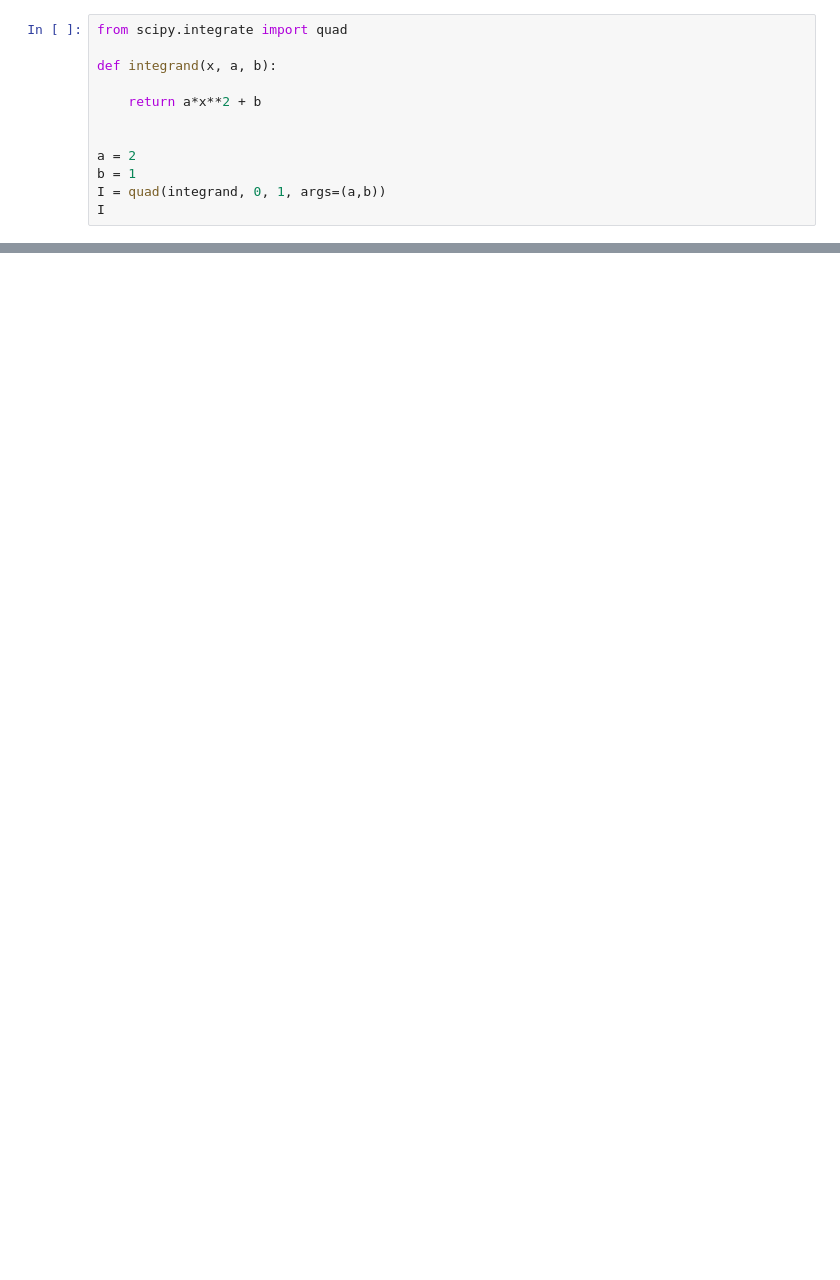
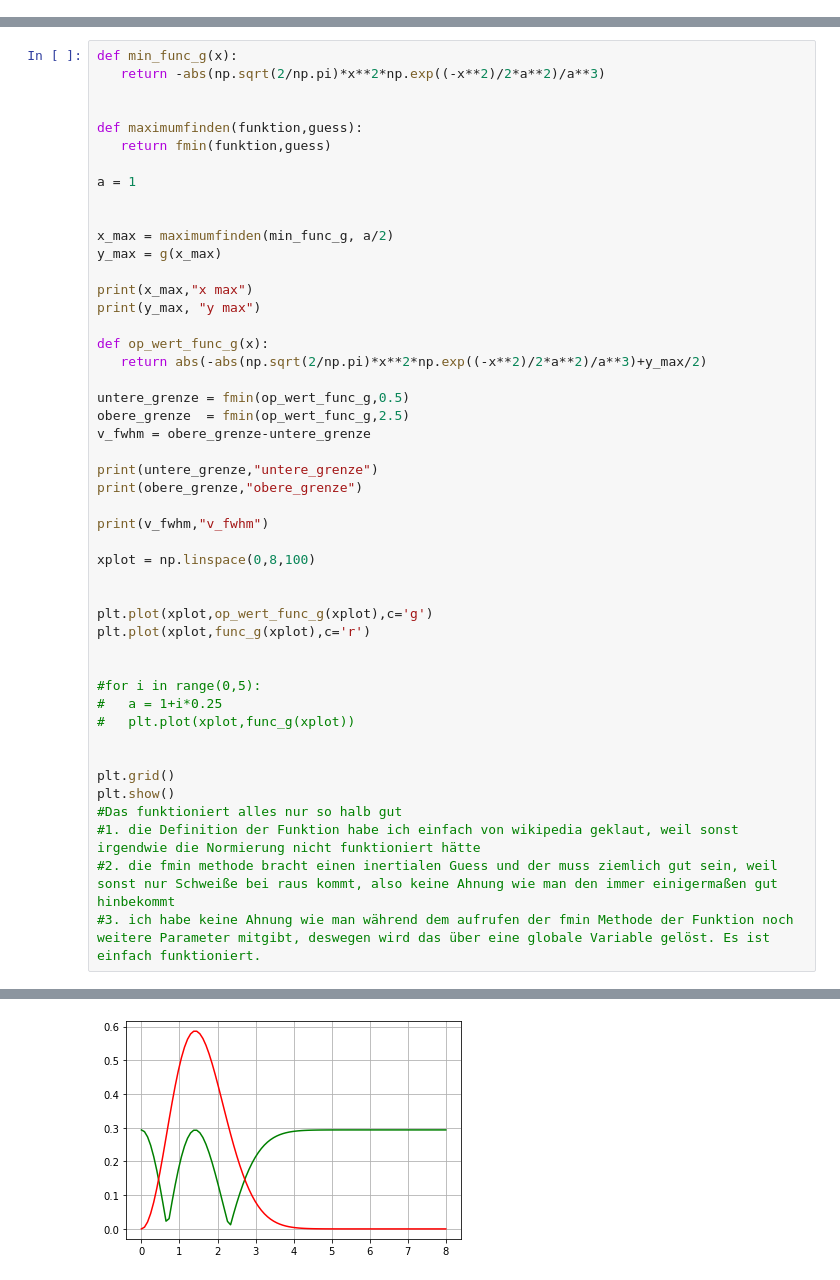
Before and after one commit to JonasOllesch/UniStuff, a Jupyter notebook: SMD A/sheet2/C_4_sheet2.ipynb, the cells around one changed output, grey strips where cells are left out. Cells and saved outputs as stored; diff of their text form; blank space fills up the shorter version.

Commit message:
Es funktioner einigermaßen

```diff
--- a/SMD A/sheet2/C_4_sheet2.ipynb
+++ b/SMD A/sheet2/C_4_sheet2.ipynb
@@ -39,13 +31 @@ Optimization terminated successfully.
 [figure]
-# %%
-from scipy.integrate import quad
-
-def integrand(x, a, b):
-
-    return a*x**2 + b
-
-
-a = 2
-b = 1
-I = quad(integrand, 0, 1, args=(a,b))
-I
@@ -53,0 +32,48 @@ I
+# %%
+def min_func_g(x):
+   return -abs(np.sqrt(2/np.pi)*x**2*np.exp((-x**2)/2*a**2)/a**3)
+
+
+def maximumfinden(funktion,guess):
+   return fmin(funktion,guess)
+
+a = 1
+
+
+x_max = maximumfinden(min_func_g, a/2)
+y_max = g(x_max)
+
+print(x_max,"x max")
+print(y_max, "y max")
+
+def op_wert_func_g(x):
+   return abs(-abs(np.sqrt(2/np.pi)*x**2*np.exp((-x**2)/2*a**2)/a**3)+y_max/2)
+
+untere_grenze = fmin(op_wert_func_g,0.5)
+obere_grenze  = fmin(op_wert_func_g,2.5)
+v_fwhm = obere_grenze-untere_grenze
+
+print(untere_grenze,"untere_grenze")
+print(obere_grenze,"obere_grenze")
+
+print(v_fwhm,"v_fwhm")
+
+xplot = np.linspace(0,8,100)
+
+
+plt.plot(xplot,op_wert_func_g(xplot),c='g')
+plt.plot(xplot,func_g(xplot),c='r')
+
+
+#for i in range(0,5):
+#   a = 1+i*0.25
+#   plt.plot(xplot,func_g(xplot))
+
+
+plt.grid()
+plt.show()
+#Das funktioniert alles nur so halb gut
+#1. die Definition der Funktion habe ich einfach von wikipedia geklaut, weil sonst irgendwie die Normierung nicht funktioniert hätte
+#2. die fmin methode bracht einen inertialen Guess und der muss ziemlich gut sein, weil sonst nur Schweiße bei raus kommt, also keine Ahnung wie man den immer einigermaßen gut hinbekommt
+#3. ich habe keine Ahnung wie man während dem aufrufen der fmin Methode der Funktion noch weitere Parameter mitgibt, deswegen wird das über eine globale Variable gelöst. Es ist einfach funktioniert.
+# %% [output]
@@ -53,0 +97 @@ I
+[figure, added]
```
Also changed, not shown: parts of 3 cells of this notebook.
